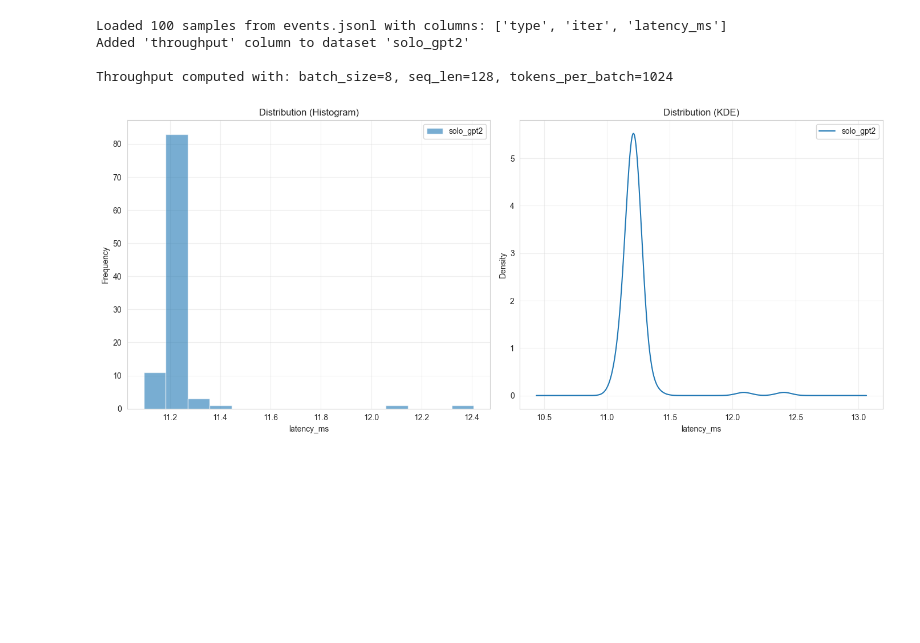
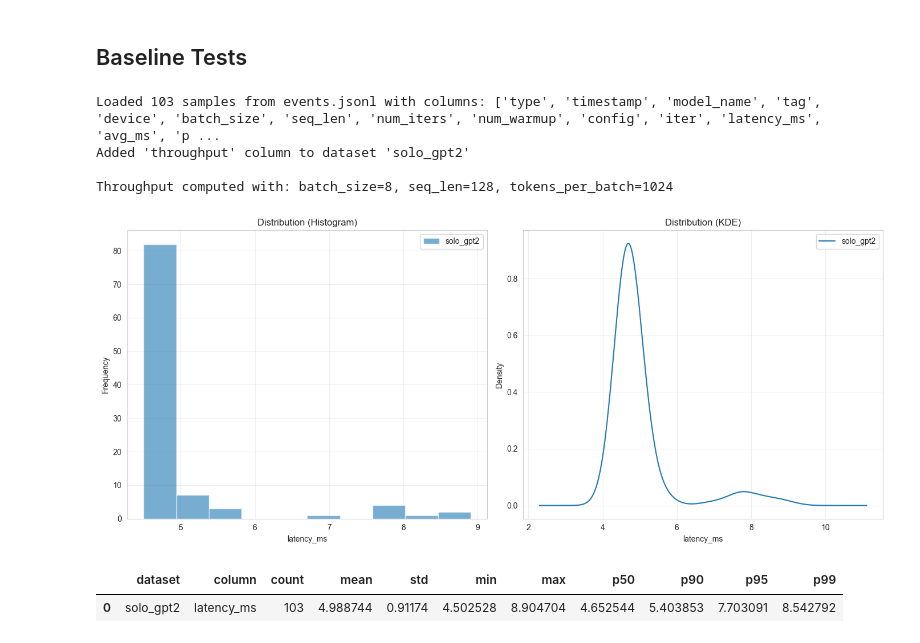
Before and after one commit to Ak33ra/15-418-final-project, a Jupyter notebook: notebooks/data_analysis.ipynb, the cells around one changed output. Cells and saved outputs as stored; diff of their text form; code cells hidden in the pictures; blank space fills up the shorter version.

```diff
--- a/notebooks/data_analysis.ipynb
+++ b/notebooks/data_analysis.ipynb
@@ -1,16 +1,24 @@
 # %%
 %%capture
 %run ./analysis.ipynb
+# %% [markdown]
+## Baseline Tests
 # %%
+from ipaddress import collapse_addresses
+
+
 solo_gpt2 = DataAnalyzer()
 solo_gpt2.load_files("../data/solo_distilgpt2_b8_128/distilgpt2/events.jsonl", dataset_name="solo_gpt2")
 
 solo_gpt2.add_throughput_column(latency_column = 'latency_ms')
 
-solo_gpt2.plot_distributions(column='latency_ms', plot_type='both', bins=15)
+solo_gpt2.plot_distributions(column='latency_ms', plot_type='both', bins=10)
+solo_gpt2.compute_statistics(column='latency_ms')
 # %% [output]
-Loaded 100 samples from events.jsonl with columns: ['type', 'iter', 'latency_ms']
+Loaded 103 samples from events.jsonl with columns: ['type', 'timestamp', 'model_name', 'tag', 'device', 'batch_size', 'seq_len', 'num_iters', 'num_warmup', 'config', 'iter', 'latency_ms', 'avg_ms', 'p ...
 Added 'throughput' column to dataset 'solo_gpt2'
 
 Throughput computed with: batch_size=8, seq_len=128, tokens_per_batch=1024
-[figure, old version]
+[figure, new version]
+|  | dataset | column | count | mean | std | min | max | p50 | p90 | p95 | p99 |
+| 0 | solo_gpt2 | latency_ms | 103 | 4.988744 | 0.91174 | 4.502528 | 8.904704 | 4.652544 | 5.403853 | 7.703091 | 8.542792 |
```
Also changed, not shown: parts of 33 cells of this notebook, 6 other files.
